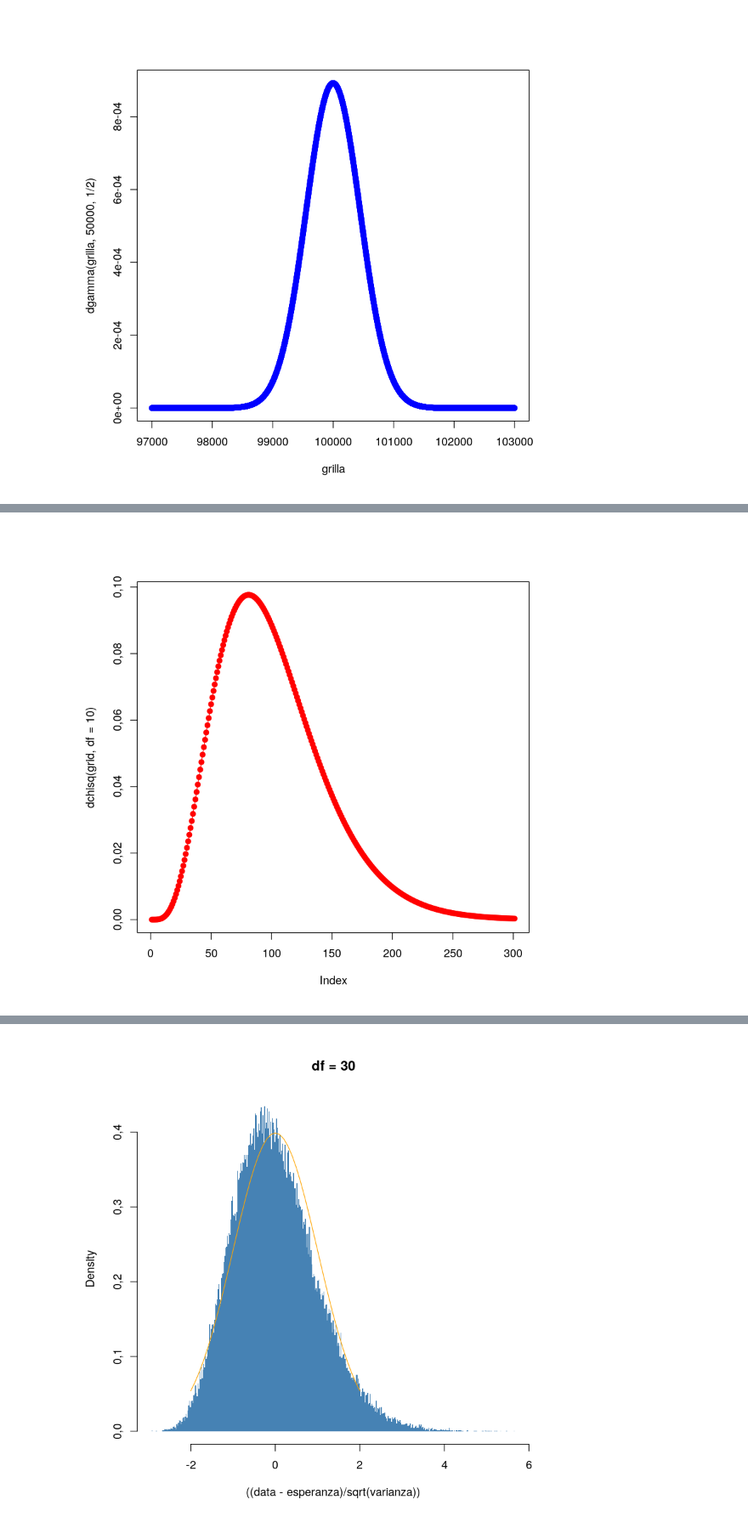
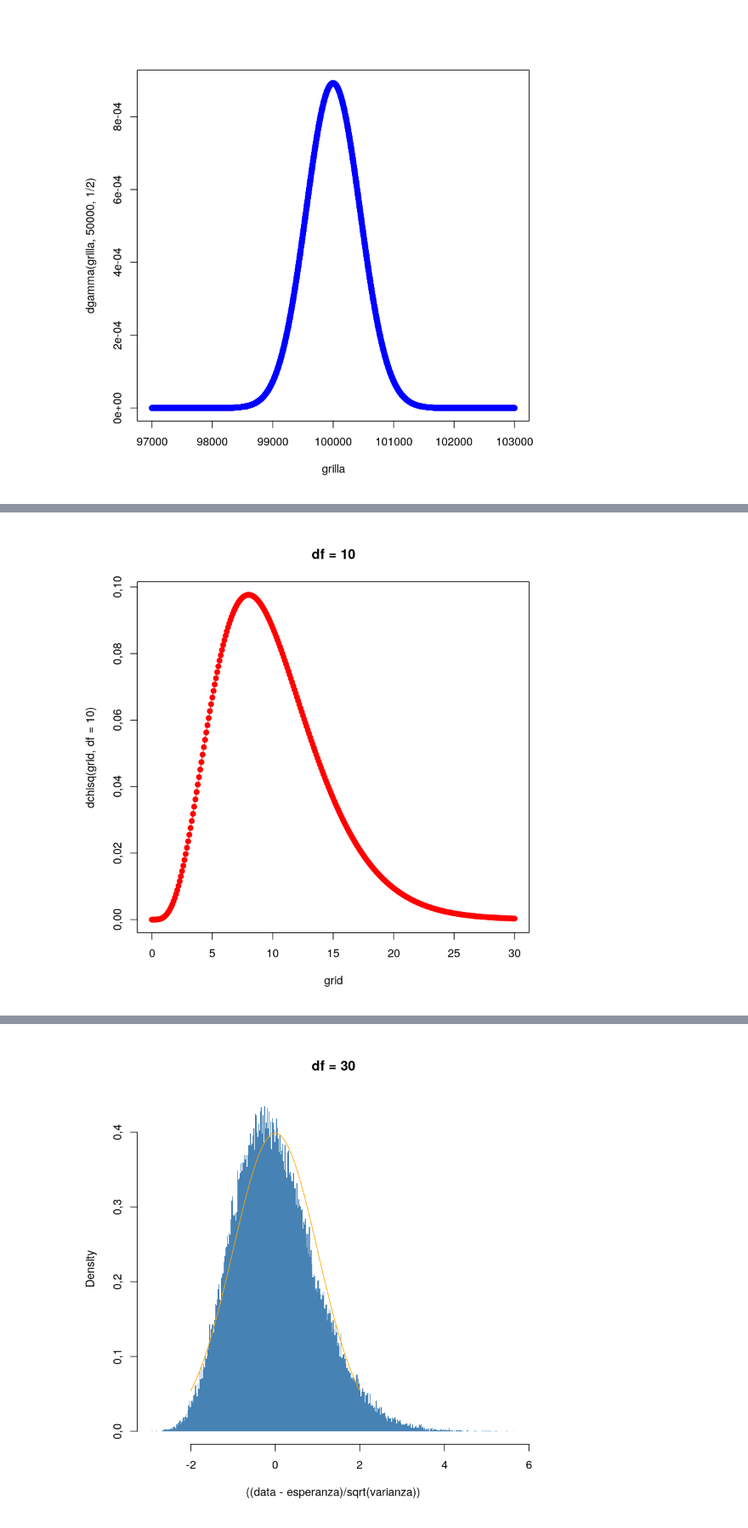
Before and after one commit to LecJackS/Probabilidades-y-Estadistica-2019-2doC, a Jupyter notebook: Chi Cuadrado.ipynb, the cells around one changed output, grey strips where cells are left out. Shown at 85% size. Drawn from its saved outputs; the diff is of its cells as text; code cells hidden in the pictures.

```diff
--- a/Chi Cuadrado.ipynb
+++ b/Chi Cuadrado.ipynb
@@ -94,8 +97,8 @@ points(dchisq(grid, df=10), col="red", pch=19, type="o")
 # %%
 grid <- seq(0, 30, 0.1)
-plot(dchisq(grid, df=10), col="red", pch=19, type="o")
+plot(grid, dchisq(grid, df=10), col="red", pch=19, type="o", main="df = 10")
 # %% [output]
-[figure, old version]
+[figure, new version]
 # %%
 grid <- seq(0, 30, 0.1)
 df <- 1
```
Also changed, not shown: parts of 2 cells of this notebook.
